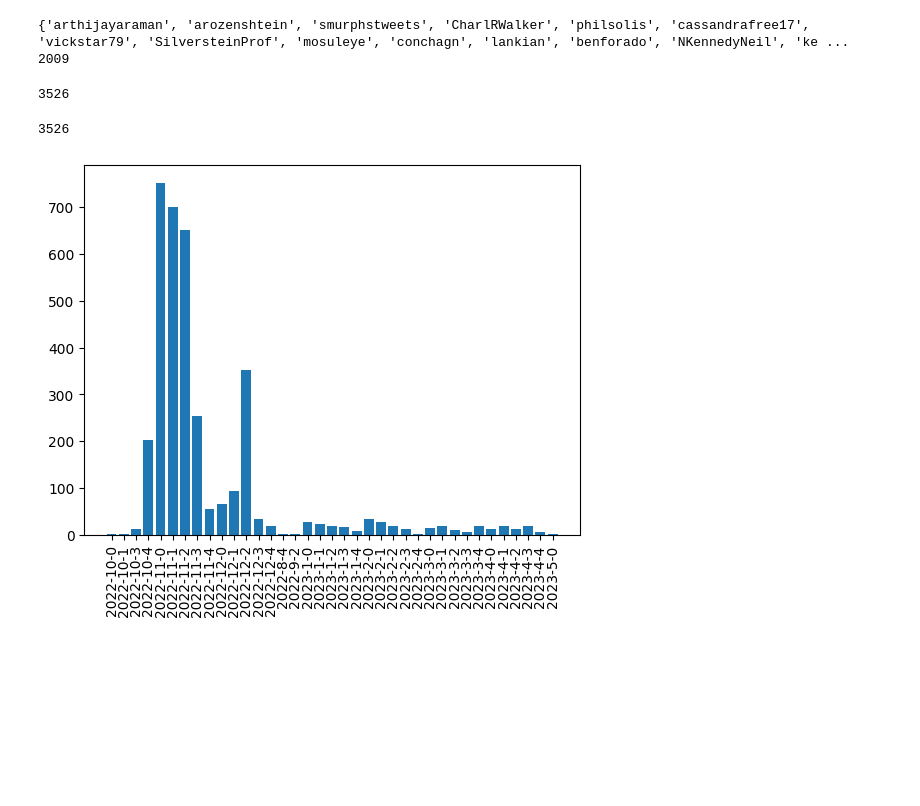
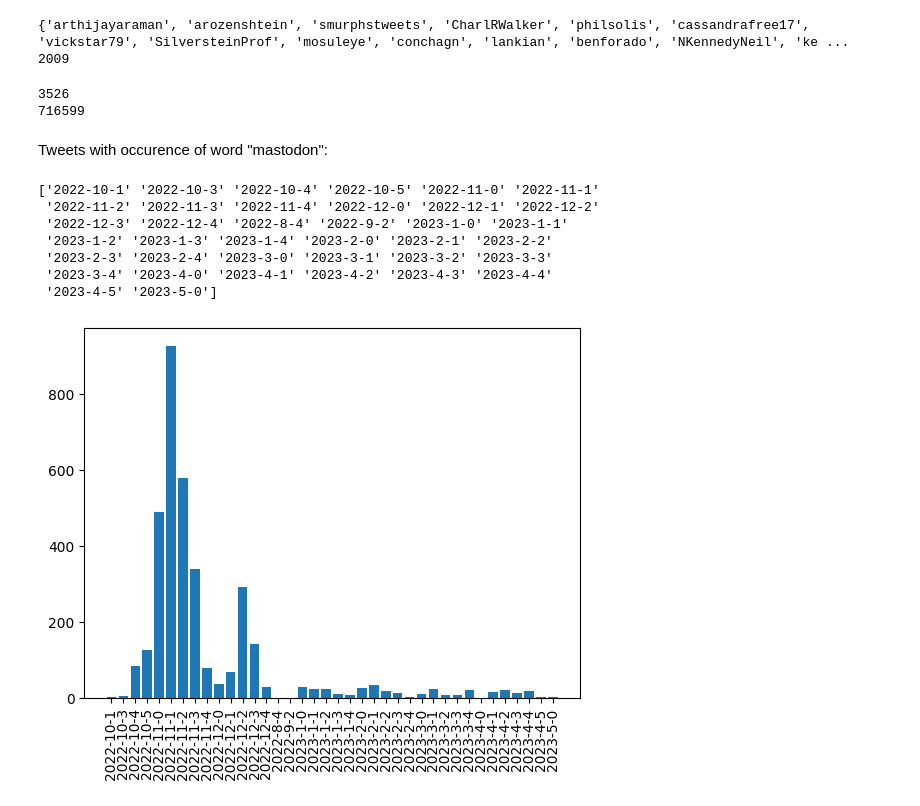
Before and after one commit to carolmb/mastodon-proj, a Jupyter notebook: notebooks/twitter-iu-data.ipynb, the cells around one changed output. Cells and saved outputs as stored; diff of their text form; code cells hidden in the pictures; blank space fills up the shorter version.

```diff
--- a/notebooks/twitter-iu-data.ipynb
+++ b/notebooks/twitter-iu-data.ipynb
@@ -105,17 +110,34 @@ for handler in missing:
 missing_profiles.close()
 # %%
 mastodon_topic = []
+nonmastodon_topic = []
 for tweet in tweets:
     text = tweet['text'].lower()
     if 'mastodon' in text:
         created_at = tweet['created_at']
         user = tweet['user']
         mastodon_topic.append((text, created_at, user))
+    else:
+        created_at = tweet['created_at']
+        user = tweet['user']
+        nonmastodon_topic.append((text, created_at, user))
-# %%
-len(mastodon_topic)
-# %% [output]
-3526
+# %%
+print(len(mastodon_topic))
+print(len(nonmastodon_topic))
+# %% [output]
+3526
+716599
 # %%
+import calendar
+import numpy as np
+calendar.setfirstweekday(6)
+
+def get_week_of_month(year, month, day):
+    x = np.array(calendar.monthcalendar(year, month))
+    week_of_month = np.where(x==day)[0][0]
+    return(week_of_month)
+
+
 def to_datetime(datestring):
     time_tuple = parsedate_tz(datestring.strip())
     dt = datetime(*time_tuple[:6])
@@ -126,19 +148,38 @@ for tweet in mastodon_topic:
     d = to_datetime(tweet[1])
     month = d.month
     year = d.year
-    week = d.day // 7
+    week = get_week_of_month(d.year, d.month, d.day)
     x.append("{}-{}-{}".format(year, month, week))
+
+nonx = []
+for tweet in nonmastodon_topic:
+    d = to_datetime(tweet[1])
+    month = d.month
+    year = d.year
+    week = get_week_of_month(d.year, d.month, d.day)
+    nonx.append("{}-{}-{}".format(year, month, week))
-# %%
-len(x)
-# %% [output]
-3526
+# %% [markdown]
+Tweets with occurence of word "mastodon":
 # %%
 import numpy as np
 import matplotlib.pyplot as plt
 
-u, c = np.unique(x, return_counts=True)
+u1, c1 = np.unique(x, return_counts=True)
 
-_ = plt.bar(u, c)
+print(u1)
+
+mast_map = dict()
+for a,b in zip(u1, c1):
+    mast_map[a] = b
+
+_ = plt.bar(u1, c1)
 _ = plt.xticks(rotation=90)
 # %% [output]
+['2022-10-1' '2022-10-3' '2022-10-4' '2022-10-5' '2022-11-0' '2022-11-1'
+ '2022-11-2' '2022-11-3' '2022-11-4' '2022-12-0' '2022-12-1' '2022-12-2'
+ '2022-12-3' '2022-12-4' '2022-8-4' '2022-9-2' '2023-1-0' '2023-1-1'
+ '2023-1-2' '2023-1-3' '2023-1-4' '2023-2-0' '2023-2-1' '2023-2-2'
+ '2023-2-3' '2023-2-4' '2023-3-0' '2023-3-1' '2023-3-2' '2023-3-3'
+ '2023-3-4' '2023-4-0' '2023-4-1' '2023-4-2' '2023-4-3' '2023-4-4'
+ '2023-4-5' '2023-5-0']
-[figure, old version]
+[figure, new version]
```
Also changed, not shown: parts of 7 cells of this notebook, 9 other files.
